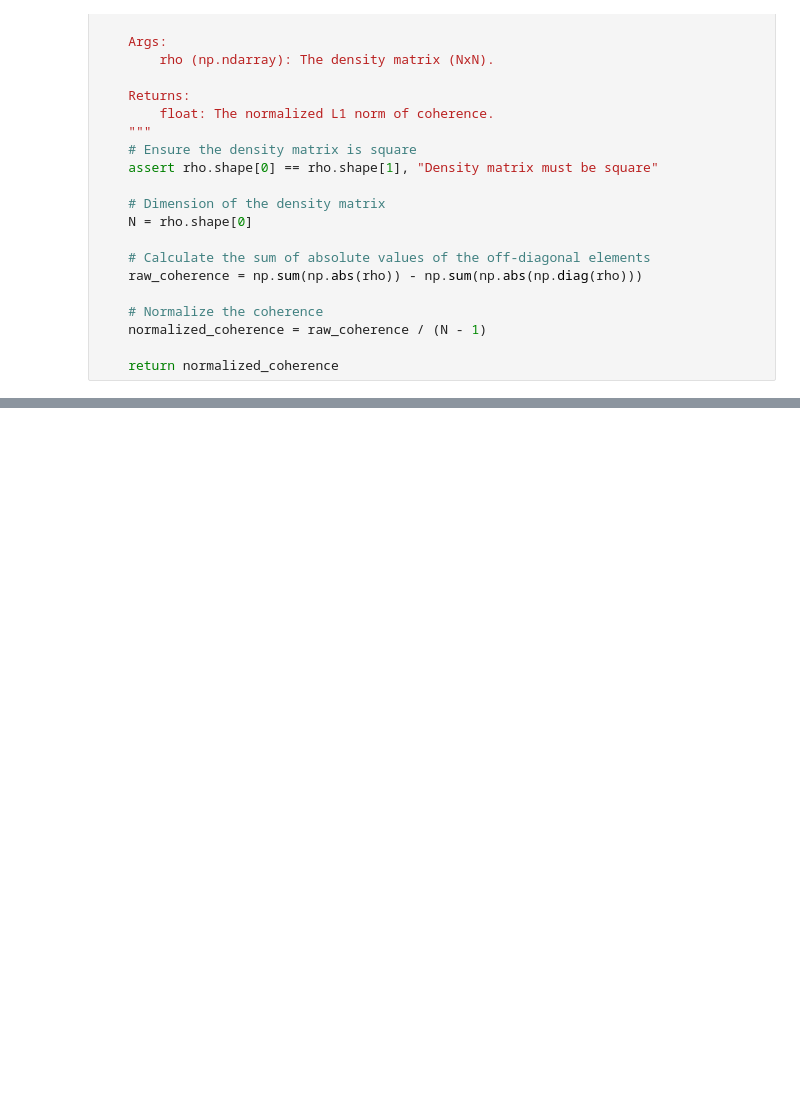
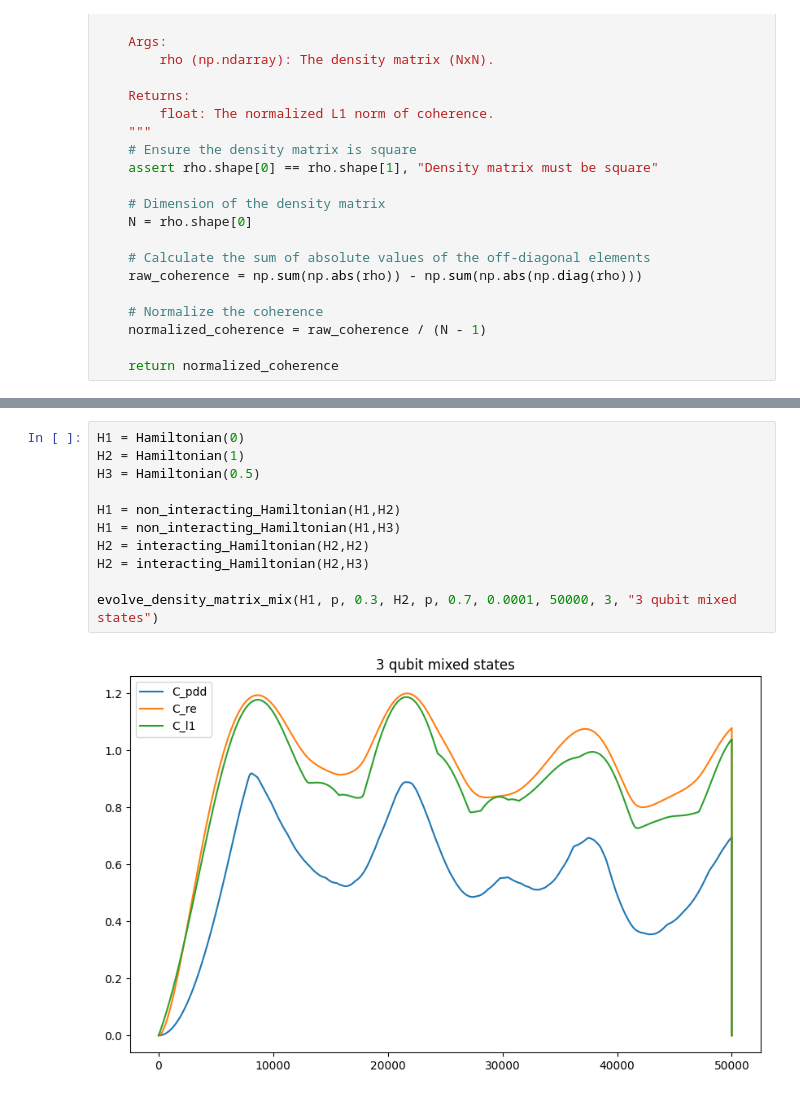
Before and after one commit to Shivangp4/Quantum-Coherence, a Jupyter notebook: Coherence.ipynb, the cells around one changed output, grey strips where cells are left out. Drawn from its saved outputs; the diff is of its cells as text; blank space fills up the shorter version.

```diff
--- a/Coherence.ipynb
+++ b/Coherence.ipynb
@@ -211,0 +365,13 @@ array([[1.00000000e+00, 0.00000000e+00, 0.00000000e+00, 0.00000000e+00],
+# %%
+H1 = Hamiltonian(0)
+H2 = Hamiltonian(1)
+H3 = Hamiltonian(0.5)
+
+H1 = non_interacting_Hamiltonian(H1,H2)
+H1 = non_interacting_Hamiltonian(H1,H3)
+H2 = interacting_Hamiltonian(H2,H2)
+H2 = interacting_Hamiltonian(H2,H3)
+
+evolve_density_matrix_mix(H1, p, 0.3, H2, p, 0.7, 0.0001, 50000, 3, "3 qubit mixed states")
+# %% [output]
+[figure, added]
```
Also changed, not shown: parts of 4 cells of this notebook.
